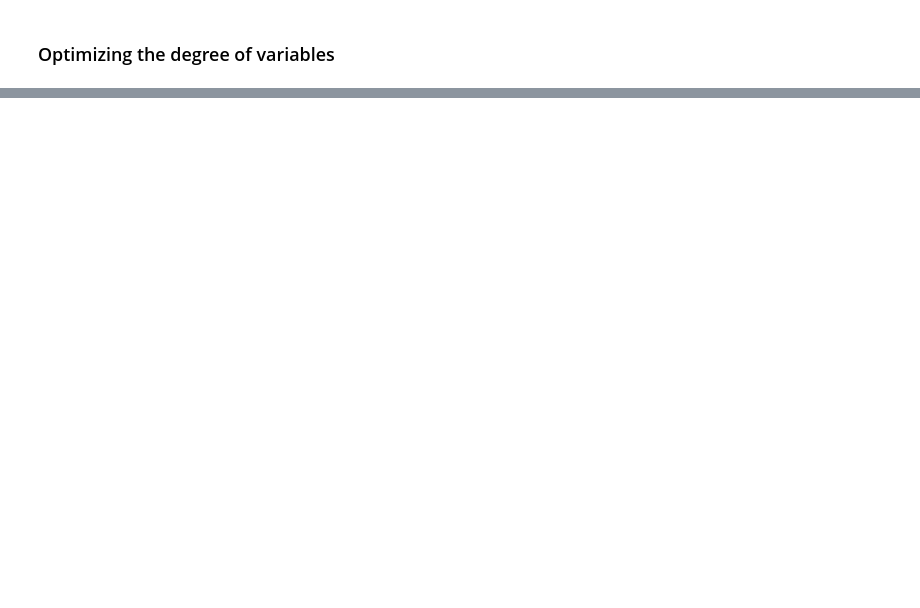
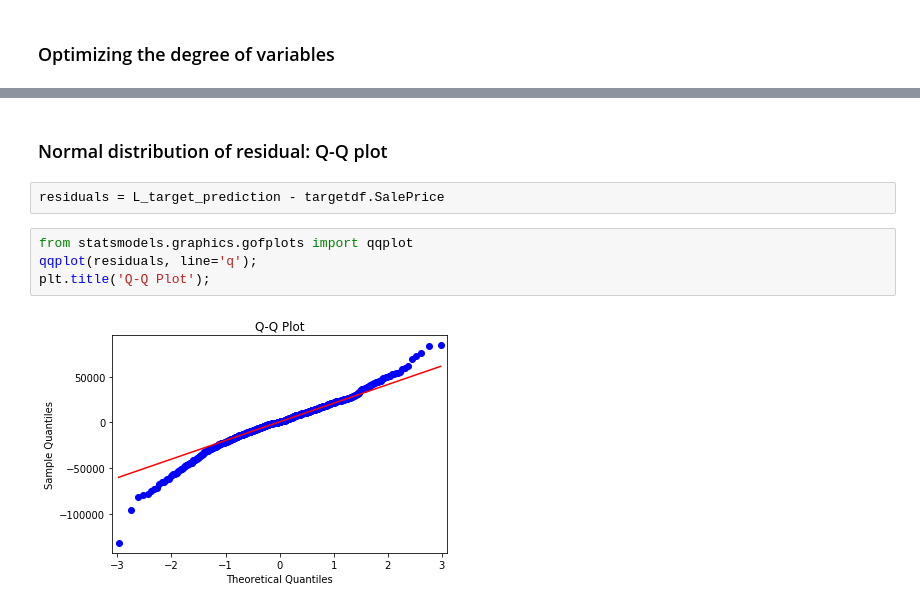
Before and after one commit to wzog99/MultipleLinearReg-HousePrices, a Jupyter notebook: linear_reg.ipynb, the cells around one changed output, grey strips where cells are left out. Saved outputs shown, nothing was run; the diff lists cells and outputs as text; blank space fills up the shorter version.

```diff
--- a/linear_reg.ipynb
+++ b/linear_reg.ipynb
@@ -519,0 +681,10 @@ AttributeError: 'numpy.ndarray' object has no attribute 'plt'
+# %% [markdown]
+### Normal distribution of residual: Q-Q plot
+# %%
+residuals = L_target_prediction - targetdf.SalePrice
+# %%
+from statsmodels.graphics.gofplots import qqplot
+qqplot(residuals, line='q');
+plt.title('Q-Q Plot');
+# %% [output]
+[figure, added]
```
Also changed, not shown: parts of 99 cells of this notebook.
